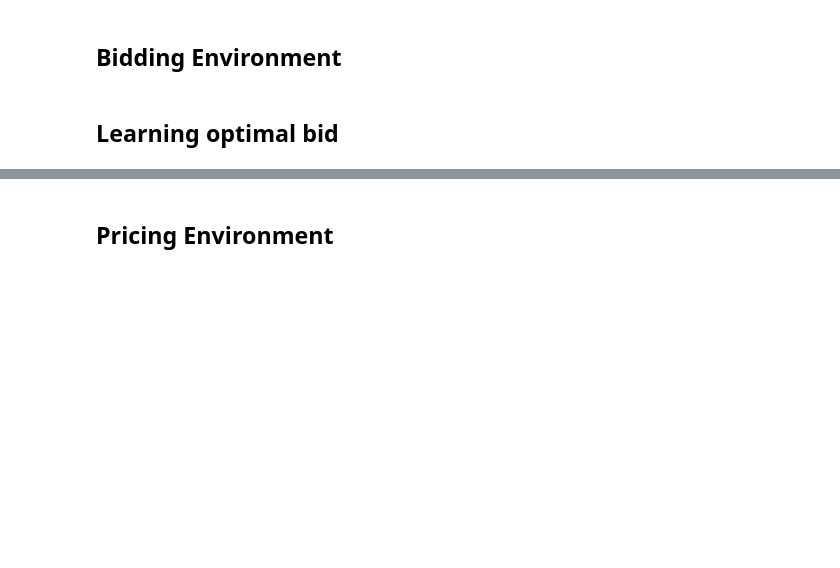
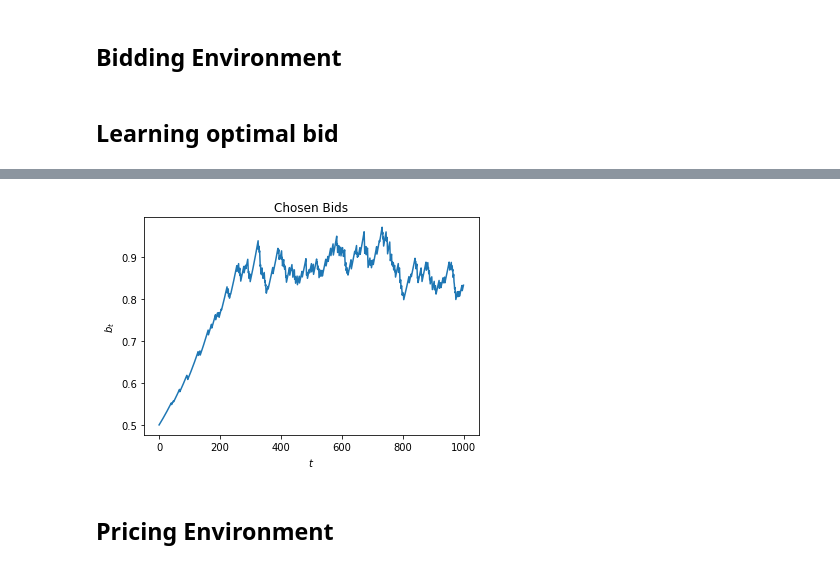
Before and after one commit to mvarenneensta/OLA24, a Jupyter notebook: project.ipynb, the cells around one changed output, grey strips where cells are left out. Drawn from its saved outputs; the diff is of its cells as text; code cells hidden in the pictures; blank space fills up the shorter version.

```diff
--- a/project.ipynb
+++ b/project.ipynb
@@ -104,3 +147,11 @@ plt.show();
+# %%
+plt.plot(my_bids)
+plt.xlabel('$t$')
+plt.ylabel('$b_t$')
+plt.title('Chosen Bids')
+plt.show()
+# %% [output]
+[figure, added]
 # %% [markdown]
 ## Pricing Environment
 # %%
```
Also changed, not shown: parts of 4 cells of this notebook.
